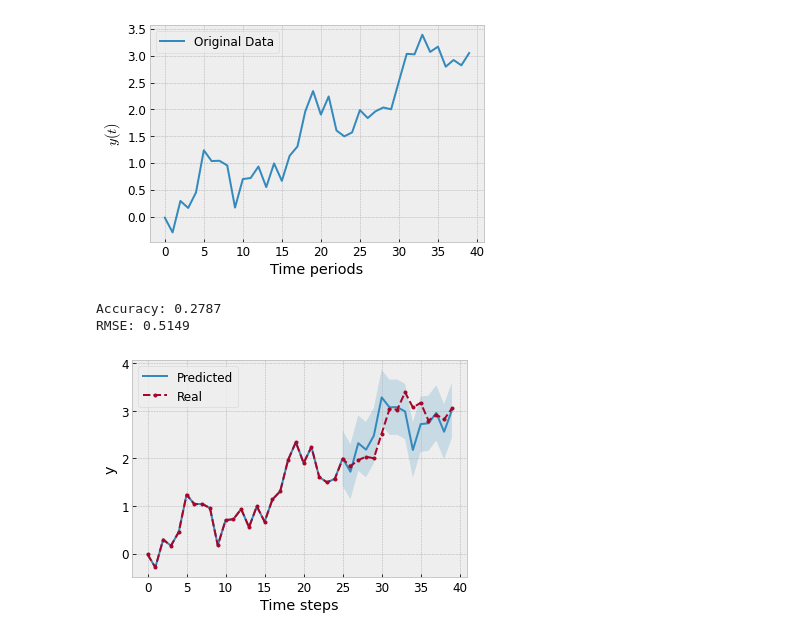
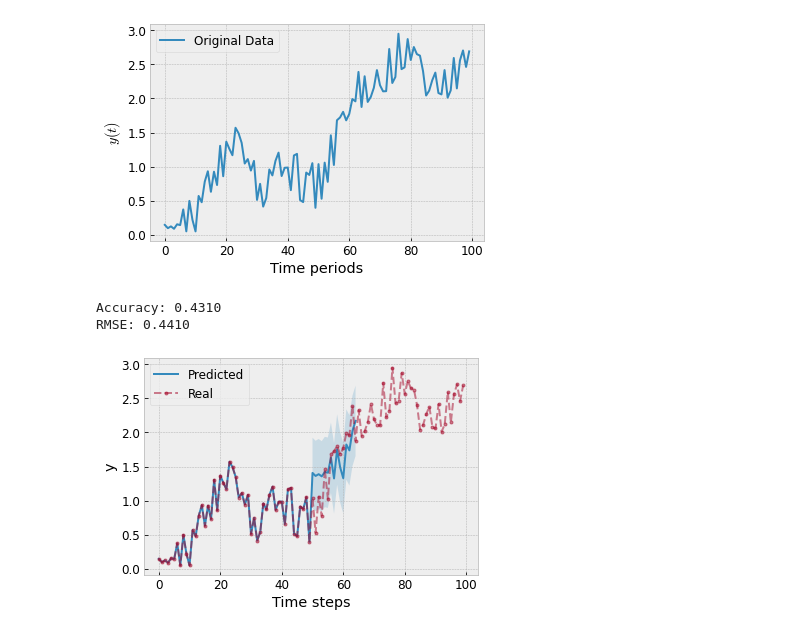
Before and after one commit to jzsmoreno/likelihood, a Jupyter notebook: examples/Regression_Models.ipynb, the cells around one changed output. Saved outputs shown, nothing was run; the diff lists cells and outputs as text; code cells hidden in the pictures.

```diff
--- a/examples/Regression_Models.ipynb
+++ b/examples/Regression_Models.ipynb
@@ -9,7 +9,7 @@ plt.rcParams['font.size'] = 12
 plt.style.use('bmh')
 # %%
 # We generate a time series with 25 points and with slope
-a = generate_series(1, 40, incline=True)
+a = generate_series(1, 100, incline=True)
 y_serie = np.copy(a[0, :])
 
 # Graph the data for visualization
@@ -19,25 +19,25 @@ plt.xlabel('Time periods')
 plt.ylabel('$y(t)$')
 plt.show()
 # %% [output]
-[figure, old version]
+[figure, new version]
 # %%
 # Standardize the data and subtract the slope
 y_scale, values = rescale(a)
-y_train = y_scale[0, :25]
-y_val = y_scale[0, 25:]
+y_train = y_scale[0, :50]
+y_val = y_scale[0, 50:]
 # We define the regression model
 model = arima(y_train)
 model.train(nwalkers = 15, noise = 0)
 model.save_model('model')
 model.load_model('model')
-model.eval(y_val)
 # We predict 15 points forward
 y_pred = model.predict(15)
+model.eval(y_val[:15], y_pred[-15])
 y_pred = y_pred[..., np.newaxis]
 y_pred = y_pred.reshape(-1, y_pred.shape[0])
 y_pred = scale(y_pred, values)
 model.plot_pred(y_serie, y_pred[0, :])
 # %% [output]
-Accuracy: 0.2787
-RMSE: 0.5149
+Accuracy: 0.4310
+RMSE: 0.4410
-[figure, old version]
+[figure, new version]
```
Also changed, not shown: parts of 2 cells of this notebook, 10 other files.
